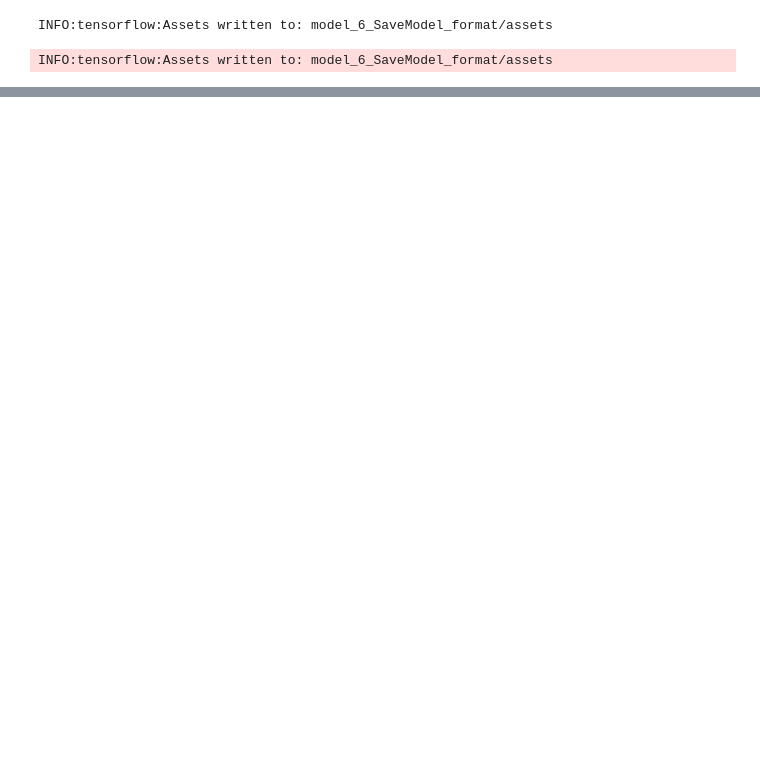
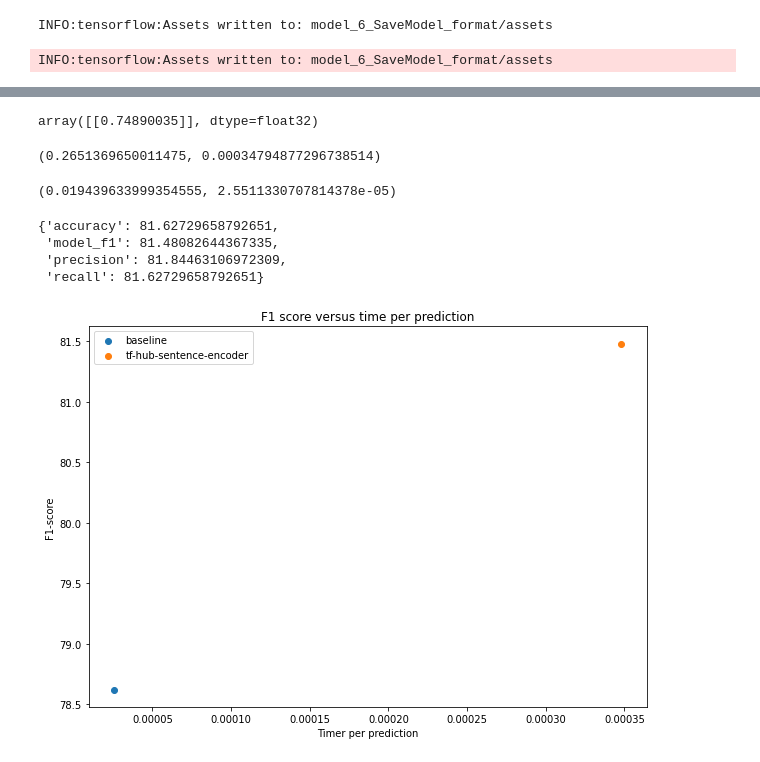
Before and after one commit to dfbeltran/tensorflow_tutorial, a Jupyter notebook: 08_introduction_to_nlp_in_tensorflow.ipynb, the cells around one changed output, grey strips where cells are left out. Cells and saved outputs as stored; diff of their text form; code cells hidden in the pictures; blank space fills up the shorter version.

```diff
--- a/08_introduction_to_nlp_in_tensorflow.ipynb
+++ b/08_introduction_to_nlp_in_tensorflow.ipynb
@@ -1443,0 +1626,57 @@ loaded_model_6_1_SavedModel_format.evaluate(val_sentences, val_labels)
+# %%
+model_6_pretrained.predict(['''8️⃣ Eight units are currently attending a high rise building fire in Belgard Square \
+
+3️⃣ Three ambulances are also on scene \
+
+No entry sign Please keep clear of the area to allow emergency vehicles access '''])
+# %% [output]
+array([[0.74890035]], dtype=float32)
+# %%
+# Let's make a function to measure the time of prediction
+import time
+def pred_timer(model, samples):
+    '''
+    Times how long a model takes to make predictions on samples.
+    '''
+    start_time = time.perf_counter() # get start time
+    model.predict(samples) # make predictions
+    end_time = time.perf_counter() # get finish time
+    total_time = end_time-start_time # calculate how long prediction took to make
+    time_per_pred = total_time / len(samples)
+    return total_time, time_per_pred
+# %%
+# Calculate TF Hub sentence encoder time per pred
+model_6_total_pred_time, model_6_time_per_pred = pred_timer(model = model_6_pretrained,
+                                                            samples = val_sentences)
+model_6_total_pred_time, model_6_time_per_pred
+# %% [output]
+(0.2651369650011475, 0.00034794877296738514)
+# %%
+# Calculate Baseline time per pred
+baseline_total_pred_time, baseline_time_per_pred = pred_timer(model = model_0,
+                                                            samples = val_sentences)
+baseline_total_pred_time, baseline_time_per_pred
+# %% [output]
+(0.019439633999354555, 2.5511330707814378e-05)
+# %%
+# Get results for pretrained GS model
+model_6_pretrained_results = calculate_results(y_true=val_labels,
+                                               y_pred=model_6_pretrained_preds)
+model_6_pretrained_results
+# %% [output]
+{'accuracy': 81.62729658792651,
+ 'model_f1': 81.48082644367335,
+ 'precision': 81.84463106972309,
+ 'recall': 81.62729658792651}
+# %%
+import matplotlib.pyplot as plt
+
+plt.figure(figsize=(10,7))
+plt.scatter(baseline_time_per_pred, baseline_results['model_f1'], label='baseline')
+plt.scatter(model_6_time_per_pred, model_6_pretrained_results['model_f1'], label='tf-hub-sentence-encoder')
+plt.legend()
+plt.title('F1 score versus time per prediction')
+plt.xlabel('Timer per prediction')
+plt.ylabel('F1-score');
+# %% [output]
+[figure, added]
```
Also changed, not shown: parts of 56 cells of this notebook.
